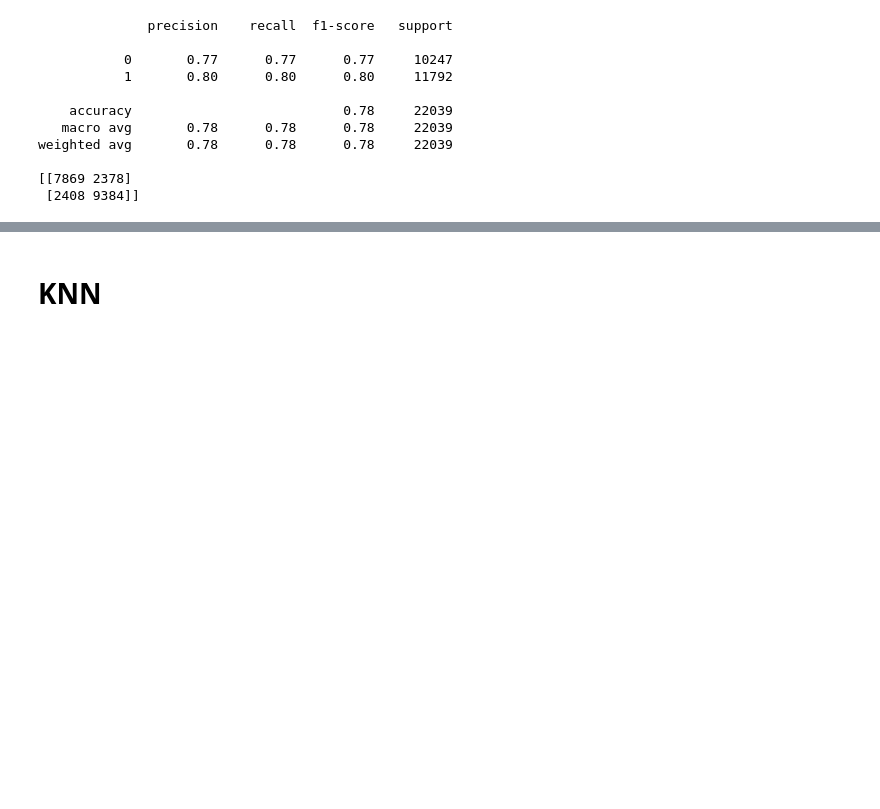
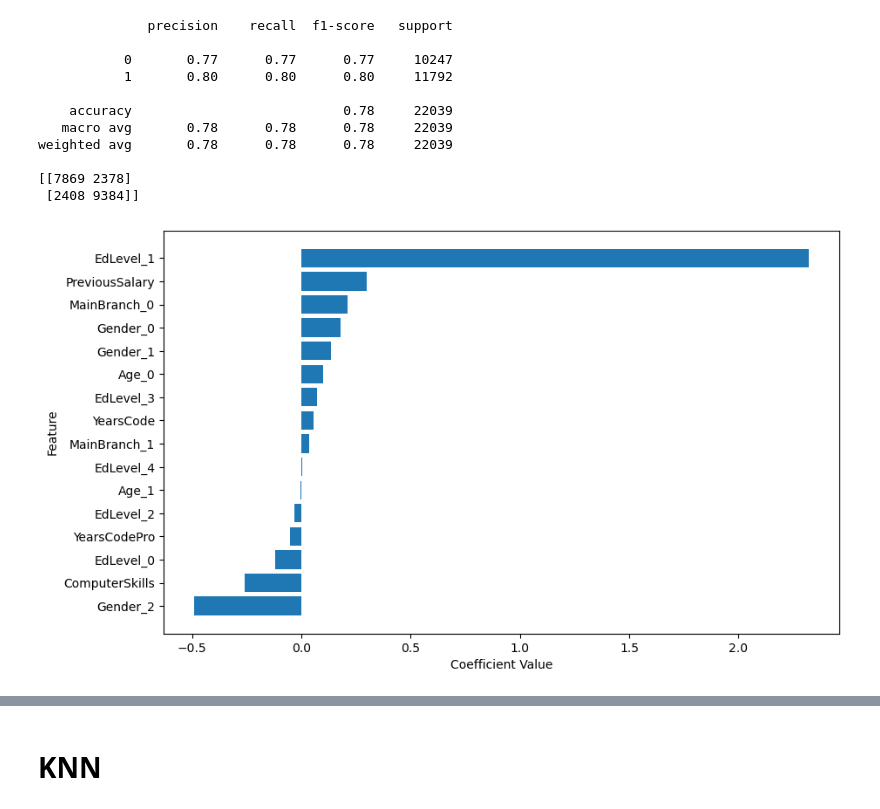
Before and after one commit to C21sja/KAN-CINTO1011U-Big-Data-ManagementPCS, a Jupyter notebook: Patty.ipynb, the cells around one changed output, grey strips where cells are left out. Saved outputs shown, nothing was run; the diff lists cells and outputs as text; code cells hidden in the pictures; blank space fills up the shorter version.

```diff
--- a/Patty.ipynb
+++ b/Patty.ipynb
@@ -181,11 +186,19 @@ weighted avg       0.78      0.78      0.78     22039
 
 [[7869 2378]
  [2408 9384]]
-# %%
-from sklearn.feature_extraction.text import CountVectorizer
-vect = CountVectorizer()
-
-
-vect.fit(df["title"])
-feature_names = np.array(vect.get_feature_names_out())
-len(feature_names)
+# %%
+coefficients = pipeline.named_steps['classifier'].coef_.flatten()
+import matplotlib.pyplot as plt
+
+# Sort the features by their coefficient values
+sorted_indices = np.argsort(coefficients)
+
+# Plot
+plt.figure(figsize=(10, 6))
+plt.barh(range(len(sorted_indices)), coefficients[sorted_indices], align='center')
+plt.yticks(range(len(sorted_indices)), feature_names[sorted_indices])
+plt.xlabel("Coefficient Value")
+plt.ylabel("Feature")
+plt.show()
+# %% [output]
+[figure, added]
```
Also changed, not shown: parts of 6 cells of this notebook.
